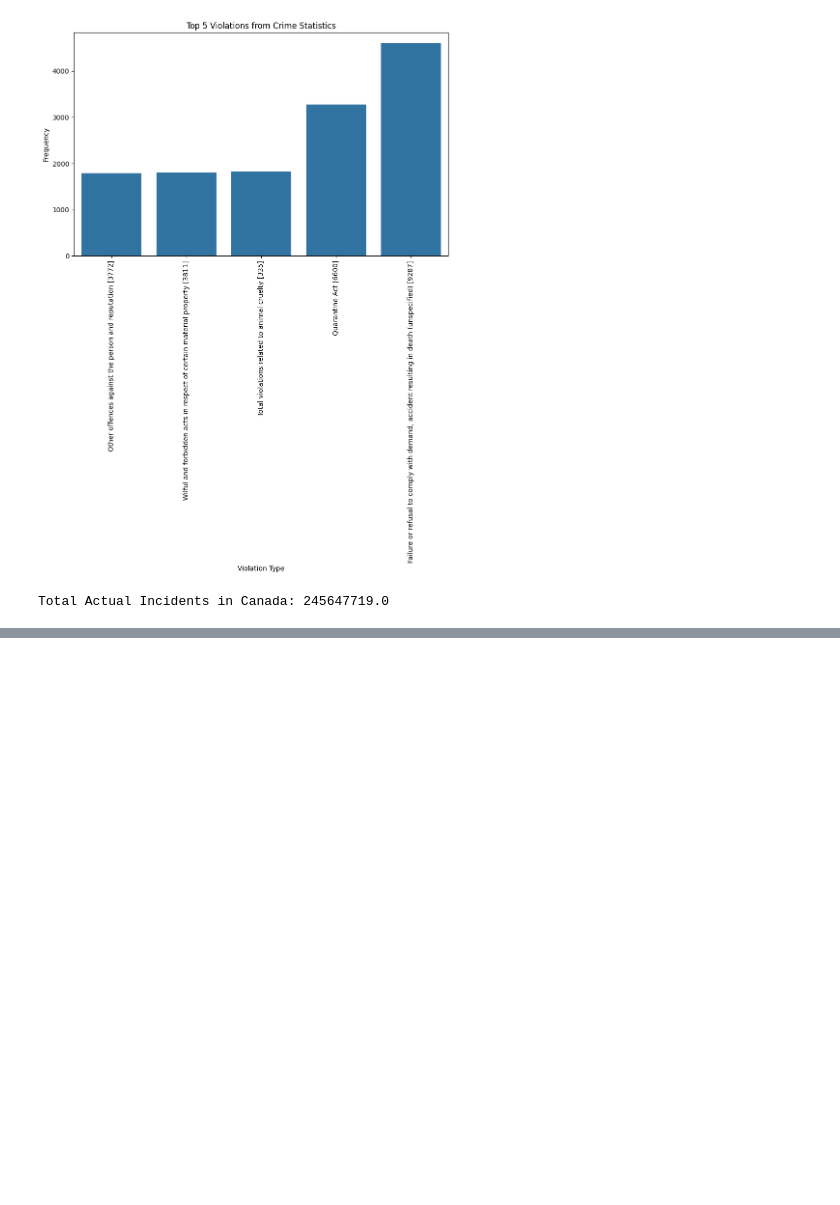
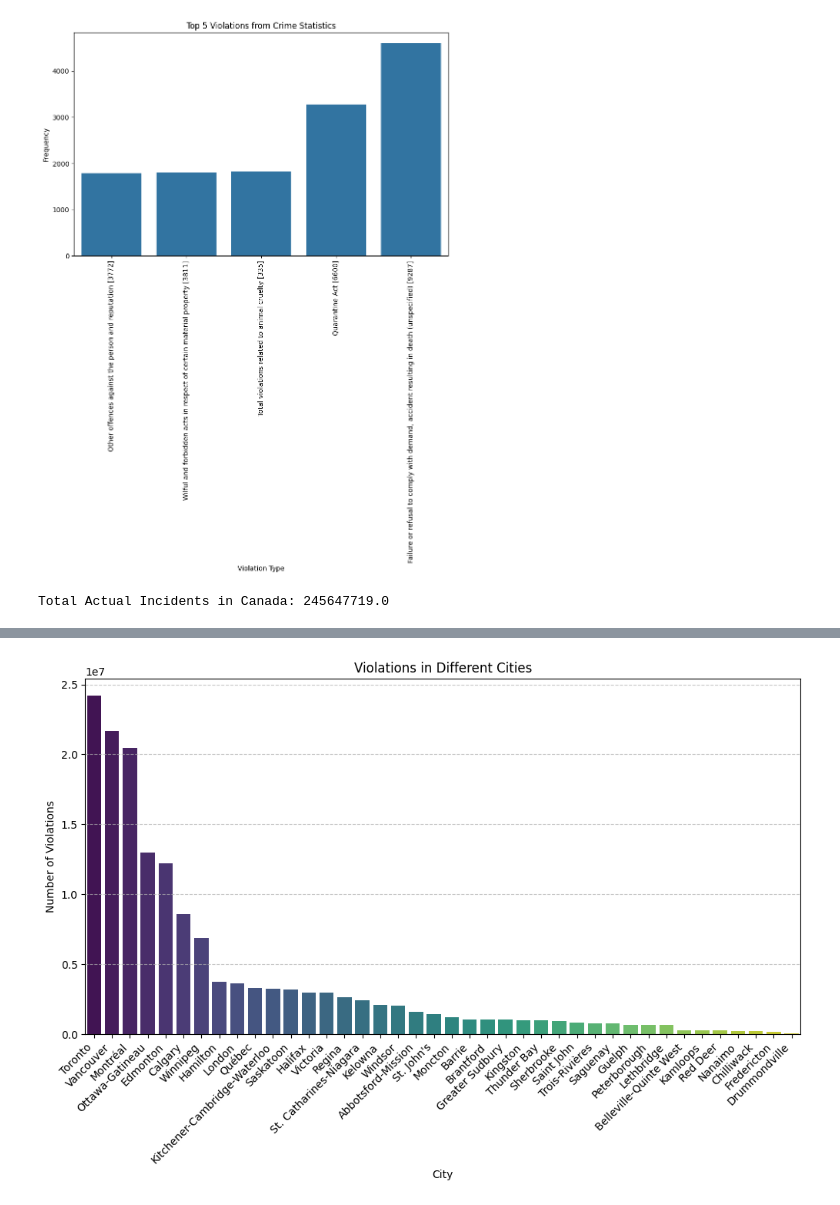
Before and after one commit to swekriti12/Crime-Statistics, a Jupyter notebook: Crime Statistics.ipynb, the cells around one changed output, grey strips where cells are left out. Saved outputs shown, nothing was run; the diff lists cells and outputs as text; code cells hidden in the pictures; blank space fills up the shorter version.

Commit message:
added crime count visualization in major cities and provinces

```diff
--- a/Crime Statistics.ipynb
+++ b/Crime Statistics.ipynb
@@ -790,6 +793,8 @@ Crime_Statistics.loc[Crime_Statistics['STATUS'] == '0s', 'VALUE'] = 0
 Crime_Statistics["STATUS"].unique()
 # %% [output]
 array([nan, '0s'], dtype=object)
+# %%
+Crime_Statistics.drop(["STATUS"], axis=1, inplace=True)
 # %%
 #Verifying if there are any remaining missing values
 print(Crime_Statistics.isnull().sum())
@@ -877,6 +880,8 @@ plt.show()
 [figure]
 # %% [markdown]
 Before, the dataset initially included rows with both Terminate Status: Yes and No. Upon closer inspection, rows with Terminate Status: Yes corresponded to cases where the data was labeled as "not applicable". As all the rows with STATUS: .., which meant "Not Applicable" were removed, we are left only with rows where Terminate Status: No ensuring that the data retained is valid and applicable.
+# %%
+Crime_Statistics.drop(['TERMINATED'], axis=1, inplace=True)
 # %%
 # Get the top 5 most frequent violations
 top_5_violations = Crime_Statistics['Violations'].value_counts().head(5)
@@ -947,0 +1009,4 @@ Total Actual Incidents in Canada: 245647719.0
+# %%
+Crime_Statistics_Number = Crime_Statistics[Crime_Statistics['UOM'] == 'Number']
+Crime_Statistics_Rate = Crime_Statistics[Crime_Statistics['UOM'] == 'Rate']
+Crime_Statistics_Percent = Crime_Statistics[Crime_Statistics['UOM'] == 'Percent']
@@ -947,0 +1040,7 @@ Total Actual Incidents in Canada: 245647719.0
+# %%
+data = Crime_Statistics_Number[ (Crime_Statistics_Number['Statistics'] == 'Actual incidents')]
+data_grouped = data[['City', 'VALUE']].groupby('City', as_index=False).sum()
+
+# Sort values for better visualization
+data_grouped = data_grouped.sort_values(by='VALUE', ascending=False)
+data_grouped.head()
@@ -947,0 +1054,17 @@ Total Actual Incidents in Canada: 245647719.0
+# %%
+
+# Plot the bar chart
+plt.figure(figsize=(12, 6))
+sns.barplot(x='City', y='VALUE', data=data_grouped, palette='viridis', hue='City',legend=False)
+
+# Add labels and title
+plt.xticks(rotation=45, ha='right')
+plt.xlabel("City")
+plt.ylabel("Number of Violations")
+plt.title("Violations in Different Cities")
+plt.grid(axis='y', linestyle='--', alpha=0.7)
+
+# Show the plot
+plt.show()
+# %% [output]
+[figure, added]
```
Also changed, not shown: parts of 13 cells of this notebook.
